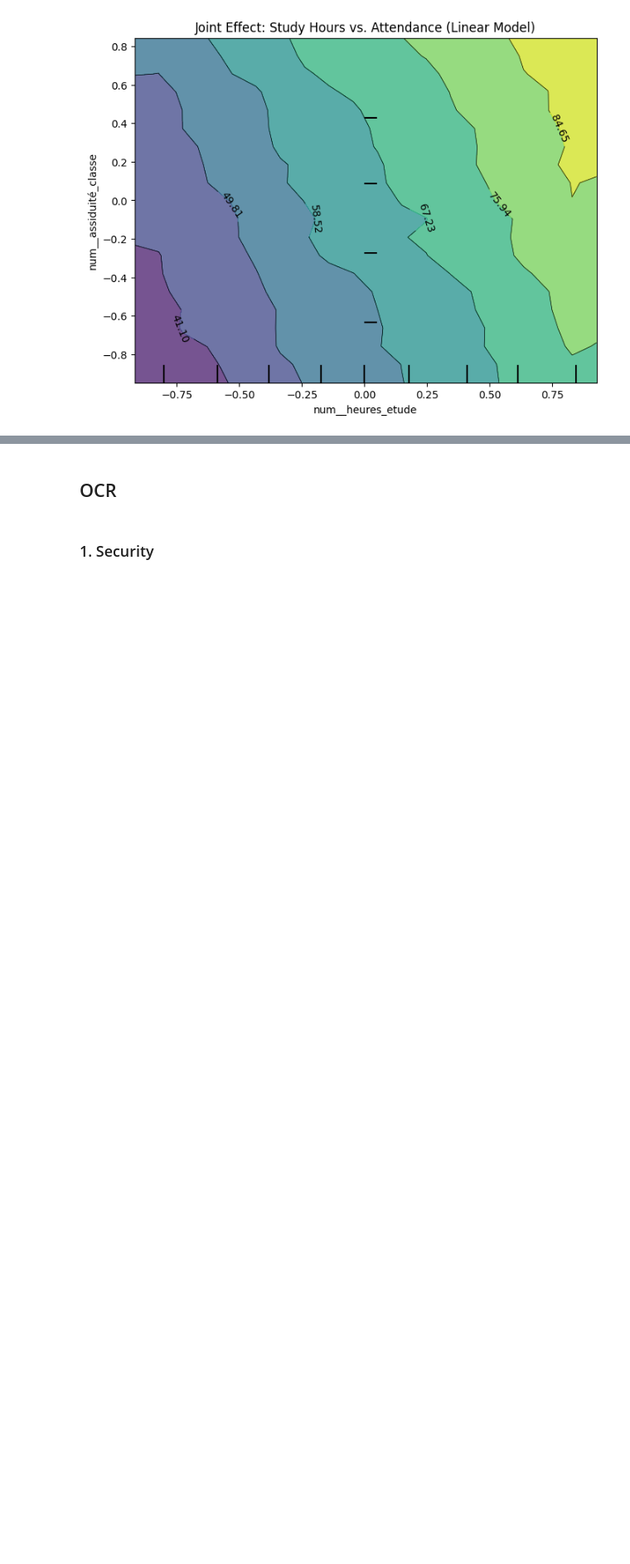
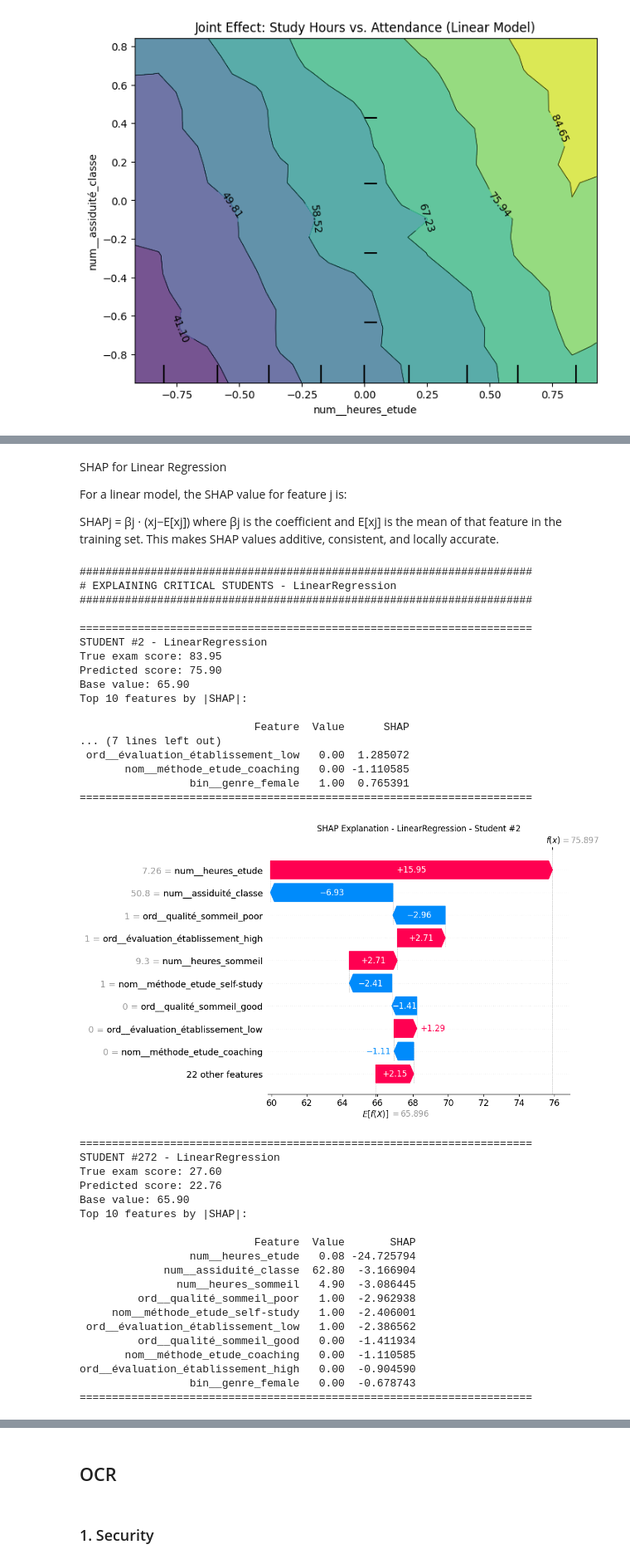
Before and after one commit to Muten-Roshi-Sama/MachineLearningLabs_4eiai40, a Jupyter notebook: Project2026/failure_prediction.ipynb, the cells around one changed output, grey strips where cells are left out. Shown at 83% size. Saved outputs shown, nothing was run; the diff lists cells and outputs as text; code cells hidden in the pictures; blank space fills up the shorter version.

Commit message:
SHAP.

```diff
--- a/Project2026/failure_prediction.ipynb
+++ b/Project2026/failure_prediction.ipynb
@@ -5394,0 +5388,8 @@ Note :  the scales differ from linear regression PDPs because XGBoost was traine
+# %% [markdown]
+SHAP for Linear Regression
+
+For a linear model, the SHAP value for feature j is:
+
+SHAPj = βj ⋅ (xj−E[xj])
+where  βj is the coefficient and
+E[xj] is the mean of that feature in the training set. This makes SHAP values additive, consistent, and locally accurate.
@@ -5394,0 +5517,45 @@ Note :  the scales differ from linear regression PDPs because XGBoost was traine
+# %%
+# For Linear Regression
+X_valid = X_valid_lg
+X_train = dataset["single_encoded"]["X_train"]
+model = model_lg
+feature_names = feature_names_lg
+explain_critical_students(model, X_train, X_valid, y_valid, feature_names, model_type="LinearRegression", top_n=10)
+# %% [output]
+######################################################################
+# EXPLAINING CRITICAL STUDENTS - LinearRegression
+######################################################################
+
+======================================================================
+STUDENT #2 - LinearRegression
+True exam score: 83.95
+Predicted score: 75.90
+Base value: 65.90
+Top 10 features by |SHAP|:
+
+                           Feature  Value      SHAP
+... (7 lines left out)
+ ord__évaluation_établissement_low   0.00  1.285072
+       nom__méthode_etude_coaching   0.00 -1.110585
+                 bin__genre_female   1.00  0.765391
+======================================================================
+[figure, added]
+======================================================================
+STUDENT #272 - LinearRegression
+True exam score: 27.60
+Predicted score: 22.76
+Base value: 65.90
+Top 10 features by |SHAP|:
+
+                           Feature  Value       SHAP
+                 num__heures_etude   0.08 -24.725794
+             num__assiduité_classe  62.80  -3.166904
+               num__heures_sommeil   4.90  -3.086445
+         ord__qualité_sommeil_poor   1.00  -2.962938
+     nom__méthode_etude_self-study   1.00  -2.406001
+ ord__évaluation_établissement_low   1.00  -2.386562
+         ord__qualité_sommeil_good   0.00  -1.411934
+       nom__méthode_etude_coaching   0.00  -1.110585
+ord__évaluation_établissement_high   0.00  -0.904590
+                 bin__genre_female   0.00  -0.678743
+======================================================================
```
Also changed, not shown: parts of 15 cells of this notebook, 1 other file.
